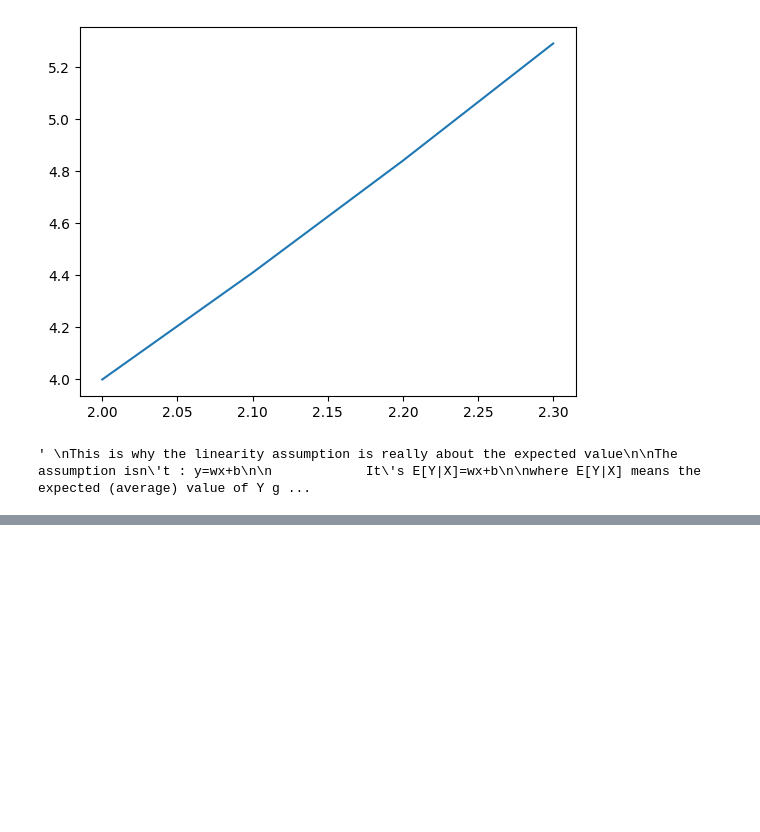
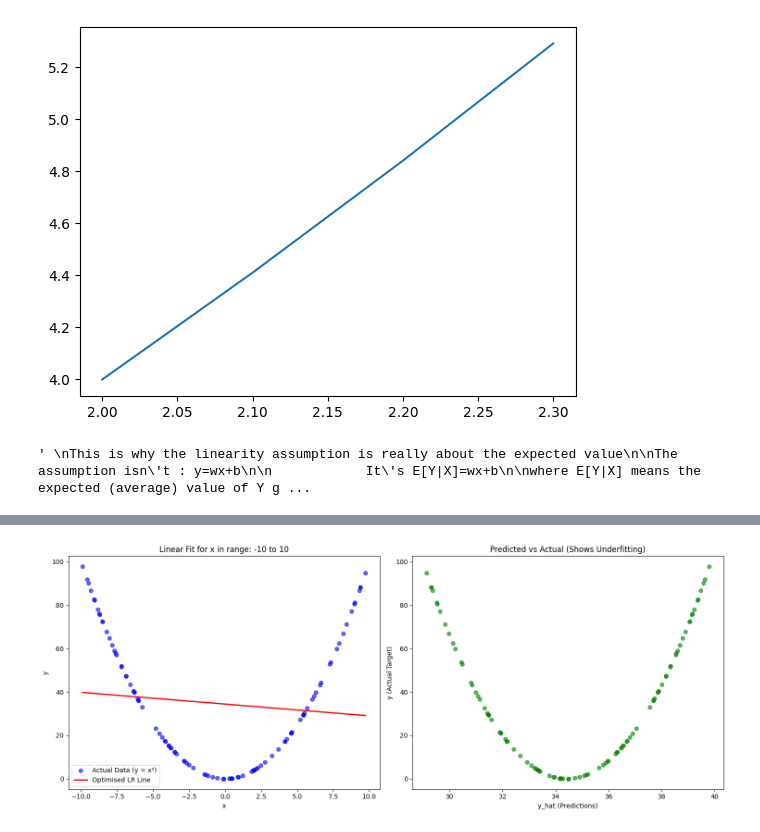
Before and after one commit to AyushDevadiga1/Machine-Learning, a Jupyter notebook: linear-regression/UnderstandingRegression.ipynb, the cells around one changed output, grey strips where cells are left out. Drawn from its saved outputs; the diff is of its cells as text; code cells hidden in the pictures; blank space fills up the shorter version.

```diff
--- a/linear-regression/UnderstandingRegression.ipynb
+++ b/linear-regression/UnderstandingRegression.ipynb
@@ -187,45 +187,80 @@ That's the assumption statisticians are checking.
 x = np.random.uniform(-10,10,10) # X values in parabola
 y = x**2 # y values for parabola
 # %%
-def experiment(upper_limit,lower_limit):
+import numpy as np
+import matplotlib.pyplot as plt
 
-    def train_lr(X,y,w,b):
+def experiment(lower_limit, upper_limit, epochs=2000, lr=0.001):
+    """
+    Generates parabolic data, trains a Linear Regression model
+    using Gradient Descent, and visualises the results.
+    """
+    # 1. Generate synthetic dataset
+    # Seed ensures reproducibility; remove if you want true randomness every run
+    np.random.seed(42)
+    x = np.random.uniform(lower_limit, upper_limit, 100) # Increased to 100 points for stable training
+    y = x**2
 
-        predictions = [] # A list to store the predictions from equation of Linear Regression
+    # 2. Actual Linear Regression Training via Gradient Descent
+    def train_lr_gradient_descent(X, y, epochs, lr):
+        # Initialise weights at zero
+        w = 0.0
+        b = 0.0
+        n = len(X)
 
-        # Loop around to get predictions
-        for value in X:
-            predictions.append(w*value+b)
+        for epoch in range(epochs):
+            predictions = w * X + b
 
-        loss = [x - y_pred for x,y_pred in zip(y,predictions)]
-        mae = [abs(x - y_pred) for x,y_pred in zip(y,predictions)]
-        mse = [(x - y_pred)**2 for x,y_pred in zip(y,predictions)]
+            # Calculate gradients (partial derivatives of Mean Squared Error)
+            dw = (-2 / n) * np.sum(X * (y - predictions))
+            db = (-2 / n) * np.sum(y - predictions)
 
-        return loss,mae,mse,predictions
+            # Update parameters simultaneously
+            w -= lr * dw
+            b -= lr * db
 
-    x = np.random.uniform(lower_limit,upper_limit,10) # X values in parabola
-    y = x**2 # y values for parabola
+        # Compute final optimized predictions and metrics
+        final_predictions = w * X + b
+        loss = y - final_predictions
+        mae = np.mean(np.abs(loss))
+        mse = np.mean(loss**2)
 
-    loss,mae,mse,predictions = train_lr(x,y,w=1,b=1)
+        return w, b, mae, mse, final_predictions
 
-    n = len(y)
-    print(f'The average loss for this line : {sum(loss)/n}')
-    print(f'The average mse for this line : {sum(mse)/n}')
-    print(f'The  average mae for this line : {sum(mae)/n}')
+    # 3. Train the model
+    w, b, mae, mse, predictions = train_lr_gradient_descent(x, y, epochs, lr)
 
-    plt.figure(figsize=(15,6))
-    plt.title(f'For x in range : {lower_limit} - {upper_limit}')
-    # Now we visualize this parabola
+    # 4. Print optimised metrics
+    print(f"--- Training Complete ---")
+    print(f"Optimised Equation : y = {w:.4f}x + {b:.4f}")
+    print(f"Average MSE        : {mse:.4f}")
+    print(f"Average MAE        : {mae:.4f}")
+
+    # 5. Visualisation
+    plt.figure(figsize=(15, 6))
+
+    # Left Subplot: Fitted Straight Line vs Parabolic Data
     plt.subplot(121)
-    plt.scatter(x,y)
+    plt.title(f'Linear Fit for x in range: {lower_limit} to {upper_limit}')
+    plt.scatter(x, y, color='blue', alpha=0.6, label='Actual Data (y = x²)')
     plt.xlabel('x')
     plt.ylabel('y')
-    plt.plot(x,predictions,color='red')
 
-    # Plot the residuals ~ Get the residuals scatter plot
+    # Sort x to prevent zigzag lines in the plot
+    sort_idx = np.argsort(x)
+    plt.plot(x[sort_idx], predictions[sort_idx], color='red', linewidth=2, label='Optimised LR Line')
+    plt.legend()
+
+    # Right Subplot: Predicted vs Actual (Residual Structure)
     plt.subplot(122)
-    plt.scatter(predictions,y,color='green')
-    plt.xlabel('y_hat')
-    plt.ylabel('y')
+    plt.title('Predicted vs Actual (Shows Underfitting)')
+    plt.scatter(predictions, y, color='green', alpha=0.6)
+    plt.xlabel('y_hat (Predictions)')
+    plt.ylabel('y (Actual Target)')
+
+    plt.tight_layout()
     plt.show()
-    # As you can clearly see this looks like a parabola
+
+# Run the updated experiment
+experiment(-10, 10)
+# %% [output]
@@ -232,3 +271,4 @@ def experiment(upper_limit,lower_limit):
+[figure, added]
 # %%
 # Experiment A
 
```
Also changed, not shown: parts of 5 cells of this notebook.
